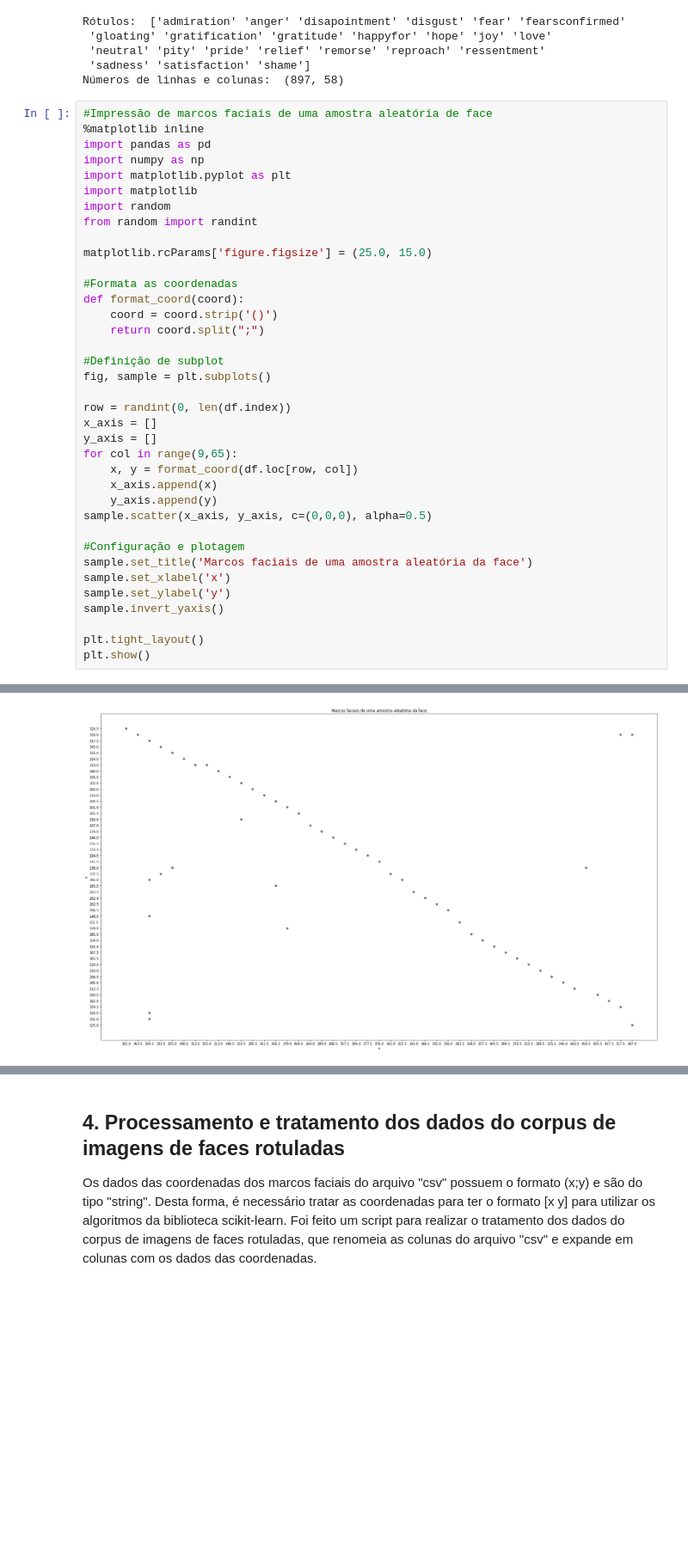
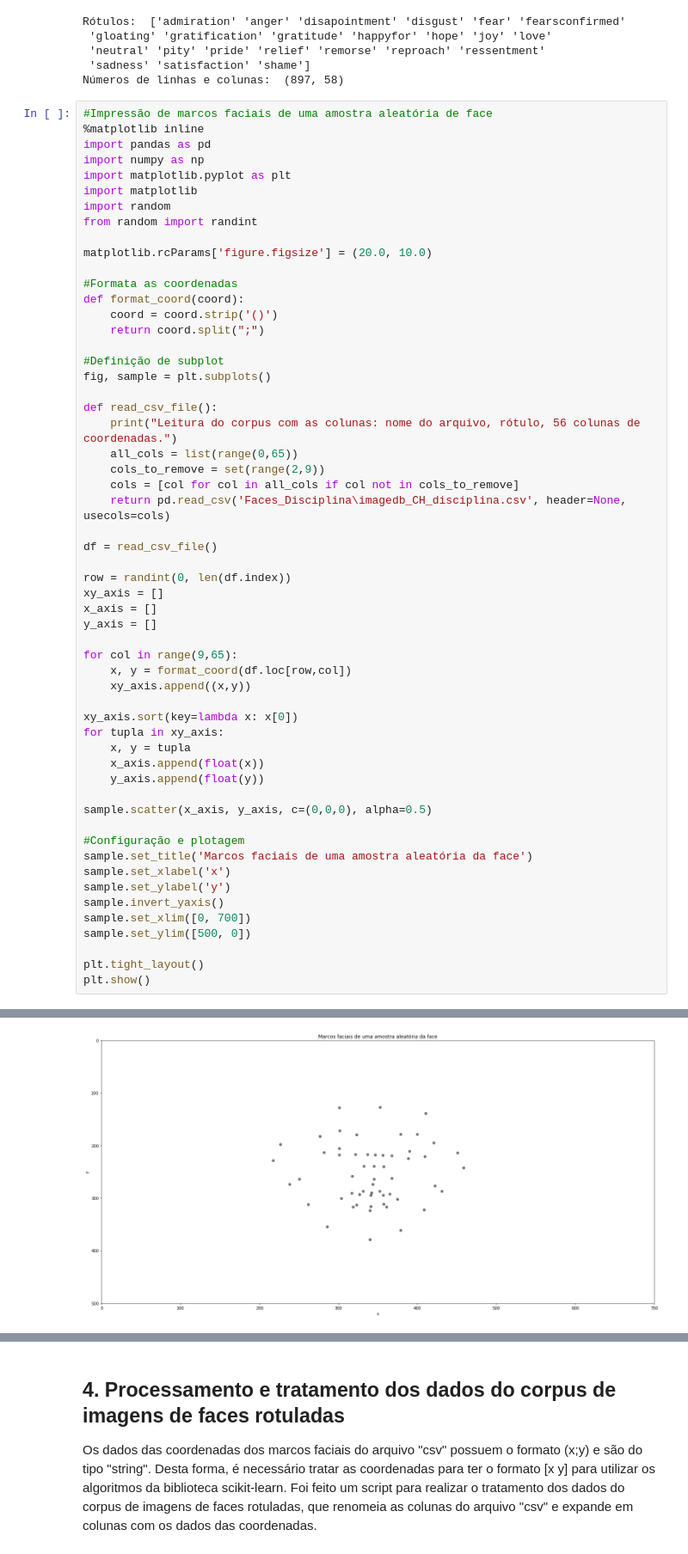
Before and after one commit to edgarbanhesse/ia369y-affective-computing, a Jupyter notebook: t3/atividade5/atividade5.ipynb, the cells around one changed output, grey strips where cells are left out. Shown at 86% size. Saved outputs shown, nothing was run; the diff lists cells and outputs as text; blank space fills up the shorter version.

```diff
--- a/t3/atividade5/atividade5.ipynb
+++ b/t3/atividade5/atividade5.ipynb
@@ -67,7 +67,7 @@ import matplotlib
 import random
 from random import randint
 
-matplotlib.rcParams['figure.figsize'] = (25.0, 15.0)
+matplotlib.rcParams['figure.figsize'] = (20.0, 10.0)
 
 #Formata as coordenadas
 def format_coord(coord):
@@ -77,13 +77,30 @@ def format_coord(coord):
 #Definição de subplot
 fig, sample = plt.subplots()
 
+def read_csv_file():
+    print("Leitura do corpus com as colunas: nome do arquivo, rótulo, 56 colunas de coordenadas.")
+    all_cols = list(range(0,65))
+    cols_to_remove = set(range(2,9))
+    cols = [col for col in all_cols if col not in cols_to_remove]
+    return pd.read_csv('Faces_Disciplina\imagedb_CH_disciplina.csv', header=None, usecols=cols)
+
+df = read_csv_file()
+
 row = randint(0, len(df.index))
+xy_axis = []
 x_axis = []
 y_axis = []
+
 for col in range(9,65):
-    x, y = format_coord(df.loc[row, col])
-    x_axis.append(x)
-    y_axis.append(y)
+    x, y = format_coord(df.loc[row,col])
+    xy_axis.append((x,y))
+
+xy_axis.sort(key=lambda x: x[0])
+for tupla in xy_axis:
+    x, y = tupla
+    x_axis.append(float(x))
+    y_axis.append(float(y))
+
 sample.scatter(x_axis, y_axis, c=(0,0,0), alpha=0.5)
 
 #Configuração e plotagem
@@ -91,6 +108,8 @@ sample.set_title('Marcos faciais de uma amostra aleatória da face')
 sample.set_xlabel('x')
 sample.set_ylabel('y')
 sample.invert_yaxis()
+sample.set_xlim([0, 700])
+sample.set_ylim([500, 0])
 
 plt.tight_layout()
 plt.show()
@@ -98,2 +118,2 @@ plt.show()
-[figure, old version]
+[figure, new version]
 # %%
```
Also changed, not shown: parts of 6 cells of this notebook, 5 other files.
